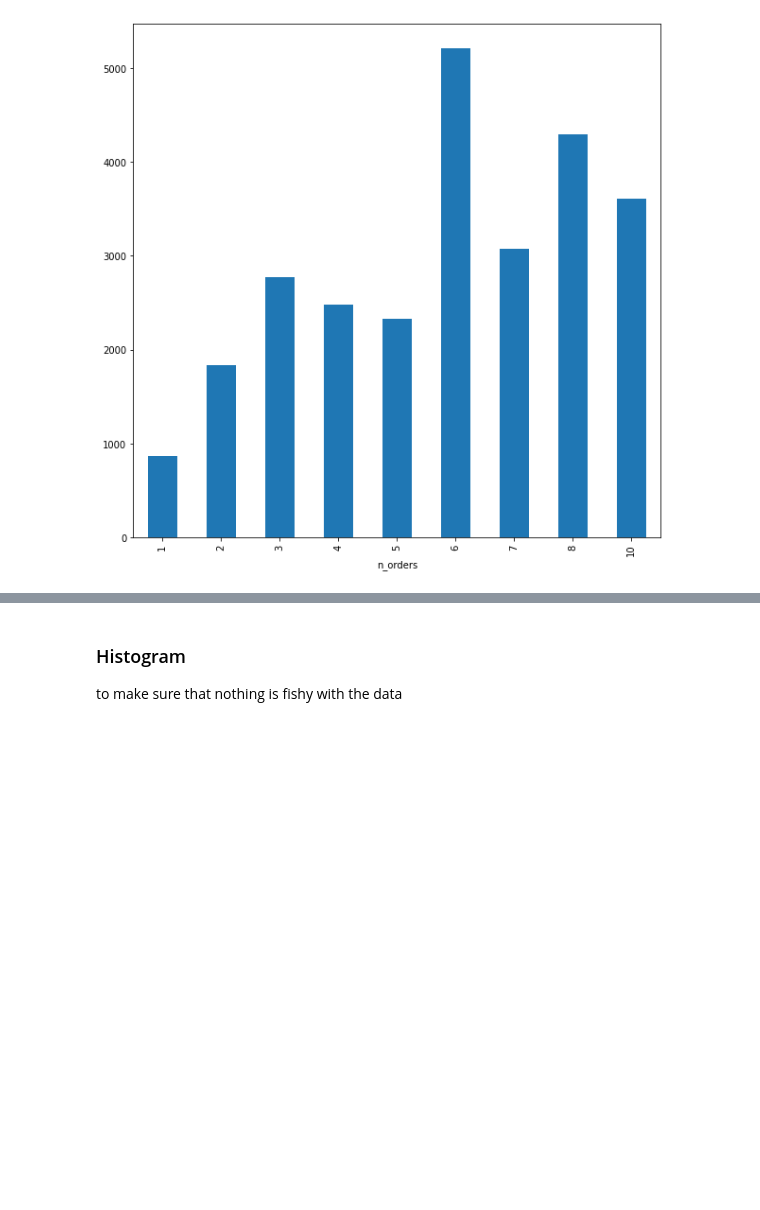
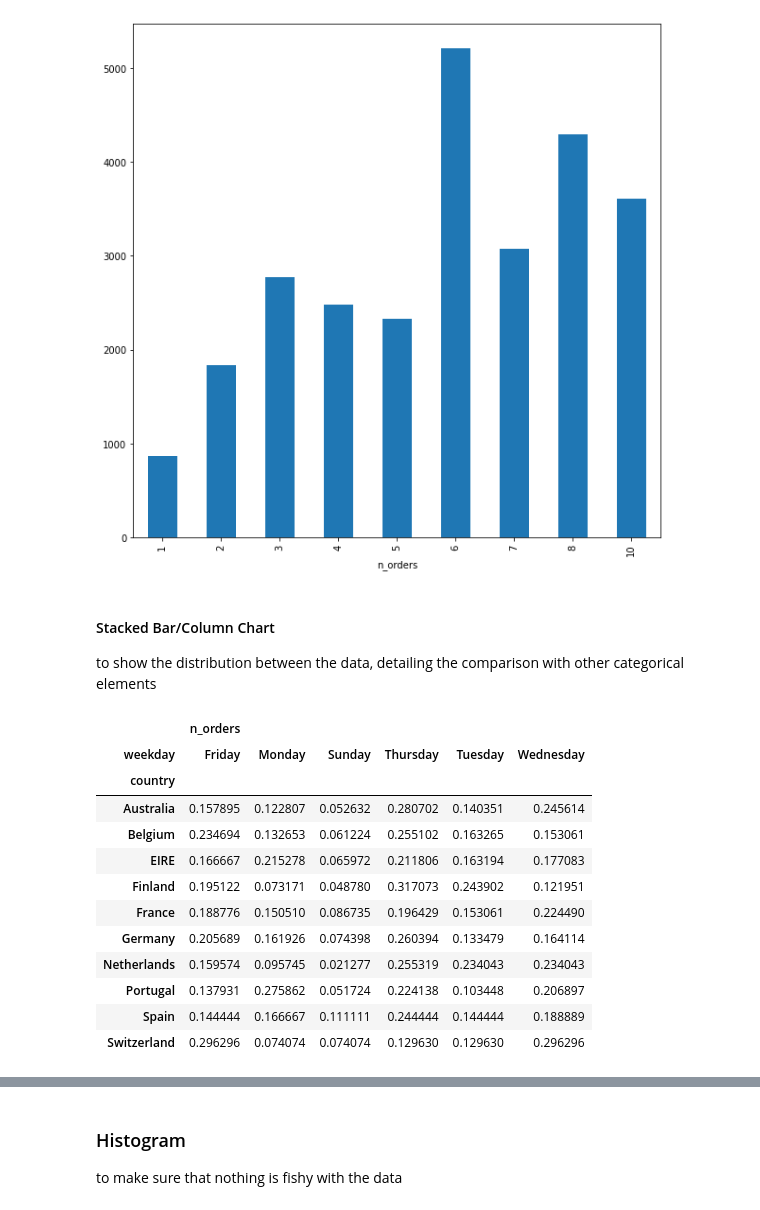
Before and after one commit to LDSSA/batch5-students, a Jupyter notebook: S01 - Bootcamp and Binary Classification/SLU03 - Visualization with Pandas & Matplotlib/Examples notebook.ipynb, the cells around one changed output, grey strips where cells are left out. Saved outputs shown, nothing was run; the diff lists cells and outputs as text; code cells hidden in the pictures; blank space fills up the shorter version.

```diff
--- a/S01 - Bootcamp and Binary Classification/SLU03 - Visualization with Pandas & Matplotlib/Examples notebook.ipynb
+++ b/S01 - Bootcamp and Binary Classification/SLU03 - Visualization with Pandas & Matplotlib/Examples notebook.ipynb
@@ -70,3 +69,31 @@ to perform comparisons of discrete quantities among ordinal variables
 data.groupby('n_orders')['sales'].mean().plot.bar();
 # %% [output]
 [figure]
+# %% [markdown]
+#### Stacked Bar/Column Chart
+
+ to show the distribution between the data, detailing the comparison with other categorical elements
+# %%
+data['weekday'] = pd.to_datetime(data['date']).dt.day_name()
+
+# Creating a new DataFrame with the sum of n_orders by country and weekday
+dpt = data.pivot_table(values=['n_orders'], index='country', columns='weekday', aggfunc='sum')
+
+# converting to percentage
+dpt = dpt.div(dpt.sum(1), axis=0)
+
+dpt
+# %% [output]
+|  | n_orders |  |  |  |  |  |
+| weekday | Friday | Monday | Sunday | Thursday | Tuesday | Wednesday |
+| country |  |  |  |  |  |  |
+| Australia | 0.157895 | 0.122807 | 0.052632 | 0.280702 | 0.140351 | 0.245614 |
+| Belgium | 0.234694 | 0.132653 | 0.061224 | 0.255102 | 0.163265 | 0.153061 |
+| EIRE | 0.166667 | 0.215278 | 0.065972 | 0.211806 | 0.163194 | 0.177083 |
+| Finland | 0.195122 | 0.073171 | 0.048780 | 0.317073 | 0.243902 | 0.121951 |
+| France | 0.188776 | 0.150510 | 0.086735 | 0.196429 | 0.153061 | 0.224490 |
+| Germany | 0.205689 | 0.161926 | 0.074398 | 0.260394 | 0.133479 | 0.164114 |
+| Netherlands | 0.159574 | 0.095745 | 0.021277 | 0.255319 | 0.234043 | 0.234043 |
+| Portugal | 0.137931 | 0.275862 | 0.051724 | 0.224138 | 0.103448 | 0.206897 |
+| Spain | 0.144444 | 0.166667 | 0.111111 | 0.244444 | 0.144444 | 0.188889 |
+| Switzerland | 0.296296 | 0.074074 | 0.074074 | 0.129630 | 0.129630 | 0.296296 |
```
Also changed, not shown: parts of 2 cells of this notebook, 4 other files.
